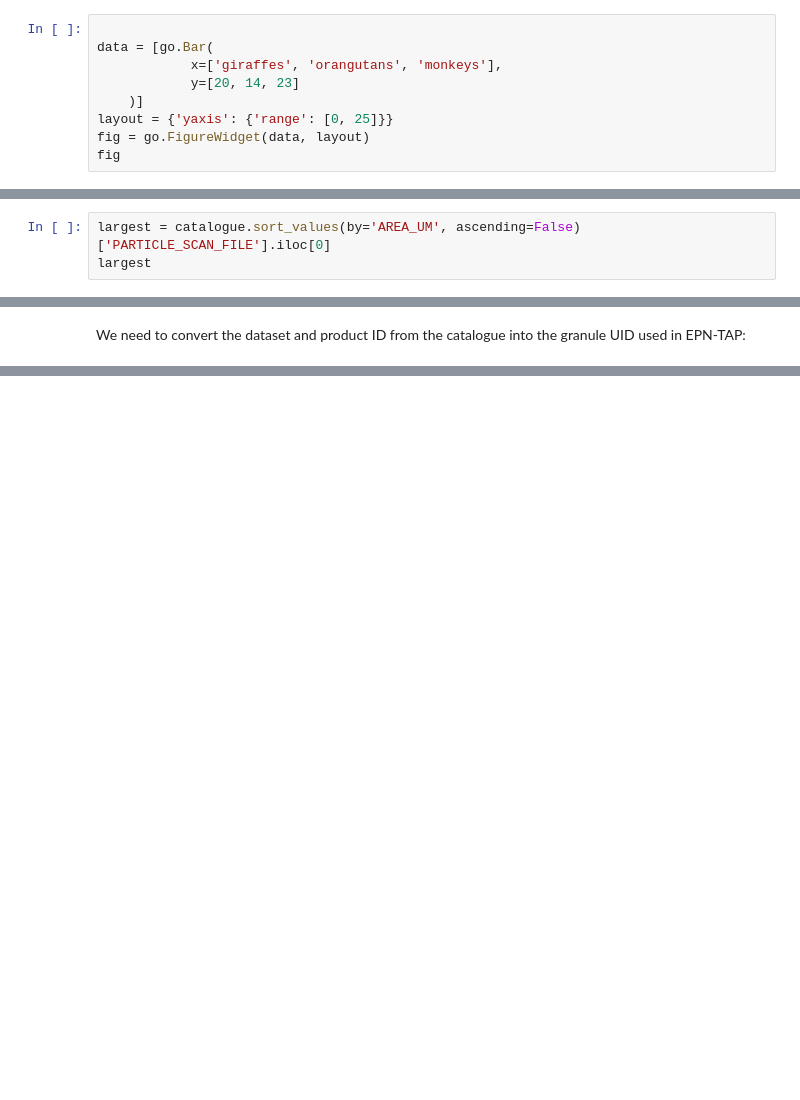
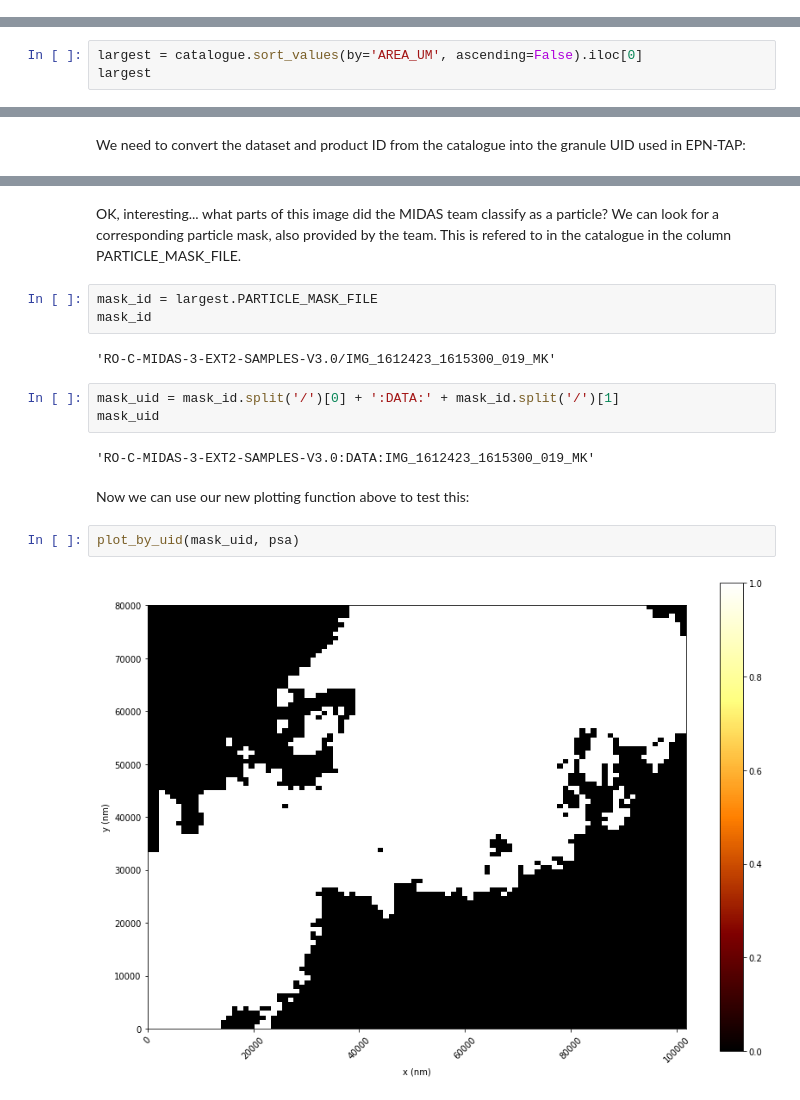
Before and after one commit to msbentley/midas-analysis, a Jupyter notebook: midas-analysis.ipynb, the cells around one changed output, grey strips where cells are left out. Saved outputs shown, nothing was run; the diff lists cells and outputs as text; blank space fills up the shorter version.

Commit message:
Added some functions to grab and display images

```diff
--- a/midas-analysis.ipynb
+++ b/midas-analysis.ipynb
@@ -296,10 +340 @@ FigureWidget({
  …
-# %%
-
-data = [go.Bar(
-            x=['giraffes', 'orangutans', 'monkeys'],
-            y=[20, 14, 23]
-    )]
-layout = {'yaxis': {'range': [0, 25]}}
-fig = go.FigureWidget(data, layout)
-fig
@@ -391,6 +484,6 @@ catalogue.sort_values(by='AREA_UM', ascending=False)[['PARTICLE_SCAN_FILE', 'ARE
 # %% [markdown]
 Let's see if we can retrieve the scan of the largest particle
 # %%
-largest = catalogue.sort_values(by='AREA_UM', ascending=False)['PARTICLE_SCAN_FILE'].iloc[0]
+largest = catalogue.sort_values(by='AREA_UM', ascending=False).iloc[0]
 largest
 # %% [output]
@@ -415,0 +535,18 @@ Image(url=thumbnail_url)
+# %% [markdown]
+OK, interesting... what parts of this image did the MIDAS team classify as a particle? We can look for a corresponding particle mask, also provided by the team. This is refered to in the catalogue in the column PARTICLE_MASK_FILE.
+# %%
+mask_id = largest.PARTICLE_MASK_FILE
+mask_id
+# %% [output]
+'RO-C-MIDAS-3-EXT2-SAMPLES-V3.0/IMG_1612423_1615300_019_MK'
+# %%
+mask_uid = mask_id.split('/')[0] + ':DATA:' + mask_id.split('/')[1]
+mask_uid
+# %% [output]
+'RO-C-MIDAS-3-EXT2-SAMPLES-V3.0:DATA:IMG_1612423_1615300_019_MK'
+# %% [markdown]
+Now we can use our new plotting function above to test this:
+# %%
+plot_by_uid(mask_uid, psa)
+# %% [output]
+[figure, added]
```
Also changed, not shown: parts of 38 cells of this notebook.
